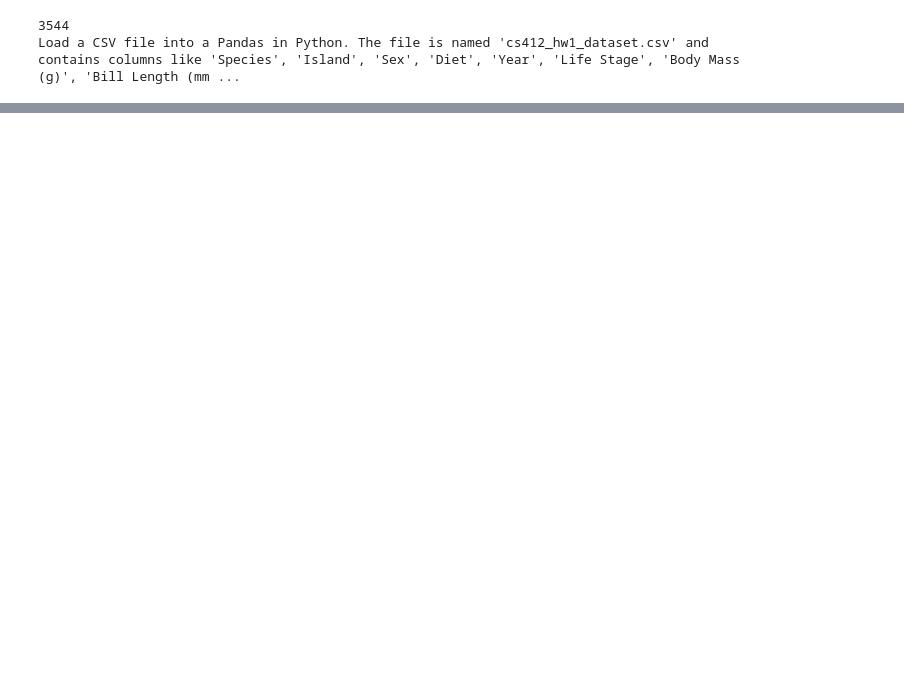
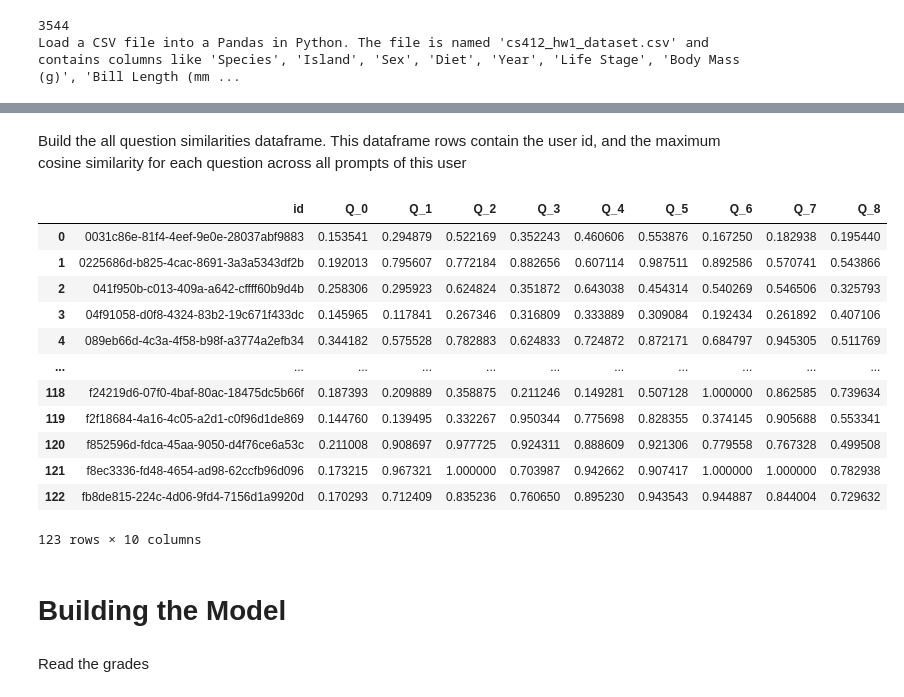
Before and after one commit to efecankaya/cs412-course-project, a Jupyter notebook: hw_score_predict.ipynb, the cells around one changed output, grey strips where cells are left out. Drawn from its saved outputs; the diff is of its cells as text; code cells hidden in the pictures; blank space fills up the shorter version.

Commit message:
prompt matching and xgboost model

```diff
--- a/hw_score_predict.ipynb
+++ b/hw_score_predict.ipynb
@@ -100,0 +196,3 @@ Load a CSV file into a Pandas in Python. The file is named 'cs412_hw1_dataset.cs
+# %%
+questions_tf_idf = pd.DataFrame(vectorizer.transform(questions).toarray(), columns=vectorizer.get_feature_names_out())
+questions_tf_idf.head()
@@ -100,0 +209,10 @@ Load a CSV file into a Pandas in Python. The file is named 'cs412_hw1_dataset.cs
+# %%
+id_to_user_prompts_tf_idf = dict()
+for id, user_prompts in id_to_user_prompts.items():
+    if id in faulty_ids:
+        # Skip the faulty ids
+        continue
+    user_prompts_tf_idf = pd.DataFrame(vectorizer.transform(user_prompts).toarray(), columns=vectorizer.get_feature_names_out())
+    id_to_user_prompts_tf_idf[id] = user_prompts_tf_idf
+
+id_to_user_prompts_tf_idf["089eb66d-4c3a-4f58-b98f-a3774a2efb34"].head()
@@ -100,0 +229,4 @@ Load a CSV file into a Pandas in Python. The file is named 'cs412_hw1_dataset.cs
+# %%
+id_to_cosine_similarities = dict()
+for id, user_prompts_tf_idf in id_to_user_prompts_tf_idf.items():
+    id_to_cosine_similarities[id] = pd.DataFrame(cosine_similarity(questions_tf_idf, user_prompts_tf_idf))
@@ -100,0 +251,7 @@ Load a CSV file into a Pandas in Python. The file is named 'cs412_hw1_dataset.cs
+# %%
+id_to_question_similarities = dict()
+for id, cosine_similarities in id_to_cosine_similarities.items():
+    # Across all prompts of this user, get the maximum cosine similarity for each question
+    id_to_question_similarities[id] = id_to_cosine_similarities[id].max(axis=1).tolist()
+
+id_to_question_similarities["089eb66d-4c3a-4f58-b98f-a3774a2efb34"]
@@ -100,0 +268,27 @@ Load a CSV file into a Pandas in Python. The file is named 'cs412_hw1_dataset.cs
+# %% [markdown]
+Build the all question similarities dataframe. This dataframe rows contain the user id, and the maximum cosine similarity for each question across all prompts of this user
+# %%
+all_question_similarities = pd.DataFrame(id_to_question_similarities).T
+all_question_similarities.reset_index(inplace=True)
+all_question_similarities.rename(columns={i: f"Q_{i}" for i in range(len(questions))}, inplace=True)
+all_question_similarities.rename(columns={"index" : "id"}, inplace=True)
+
+all_question_similarities
+# %% [output]
+|  | id | Q_0 | Q_1 | Q_2 | Q_3 | Q_4 | Q_5 | Q_6 | Q_7 | Q_8 |
+| 0 | 0031c86e-81f4-4eef-9e0e-28037abf9883 | 0.153541 | 0.294879 | 0.522169 | 0.352243 | 0.460606 | 0.553876 | 0.167250 | 0.182938 | 0.195440 |
+| 1 | 0225686d-b825-4cac-8691-3a3a5343df2b | 0.192013 | 0.795607 | 0.772184 | 0.882656 | 0.607114 | 0.987511 | 0.892586 | 0.570741 | 0.543866 |
+| 2 | 041f950b-c013-409a-a642-cffff60b9d4b | 0.258306 | 0.295923 | 0.624824 | 0.351872 | 0.643038 | 0.454314 | 0.540269 | 0.546506 | 0.325793 |
+| 3 | 04f91058-d0f8-4324-83b2-19c671f433dc | 0.145965 | 0.117841 | 0.267346 | 0.316809 | 0.333889 | 0.309084 | 0.192434 | 0.261892 | 0.407106 |
+| 4 | 089eb66d-4c3a-4f58-b98f-a3774a2efb34 | 0.344182 | 0.575528 | 0.782883 | 0.624833 | 0.724872 | 0.872171 | 0.684797 | 0.945305 | 0.511769 |
+| ... | ... | ... | ... | ... | ... | ... | ... | ... | ... | ... |
+| 118 | f24219d6-07f0-4baf-80ac-18475dc5b66f | 0.187393 | 0.209889 | 0.358875 | 0.211246 | 0.149281 | 0.507128 | 1.000000 | 0.862585 | 0.739634 |
+| 119 | f2f18684-4a16-4c05-a2d1-c0f96d1de869 | 0.144760 | 0.139495 | 0.332267 | 0.950344 | 0.775698 | 0.828355 | 0.374145 | 0.905688 | 0.553341 |
+| 120 | f852596d-fdca-45aa-9050-d4f76ce6a53c | 0.211008 | 0.908697 | 0.977725 | 0.924311 | 0.888609 | 0.921306 | 0.779558 | 0.767328 | 0.499508 |
+| 121 | f8ec3336-fd48-4654-ad98-62ccfb96d096 | 0.173215 | 0.967321 | 1.000000 | 0.703987 | 0.942662 | 0.907417 | 1.000000 | 1.000000 | 0.782938 |
+| 122 | fb8de815-224c-4d06-9fd4-7156d1a9920d | 0.170293 | 0.712409 | 0.835236 | 0.760650 | 0.895230 | 0.943543 | 0.944887 | 0.844004 | 0.729632 |
+123 rows × 10 columns
+# %% [markdown]
+# Building the Model
+# %% [markdown]
+Read the grades
```
Also changed, not shown: parts of 28 cells of this notebook.
